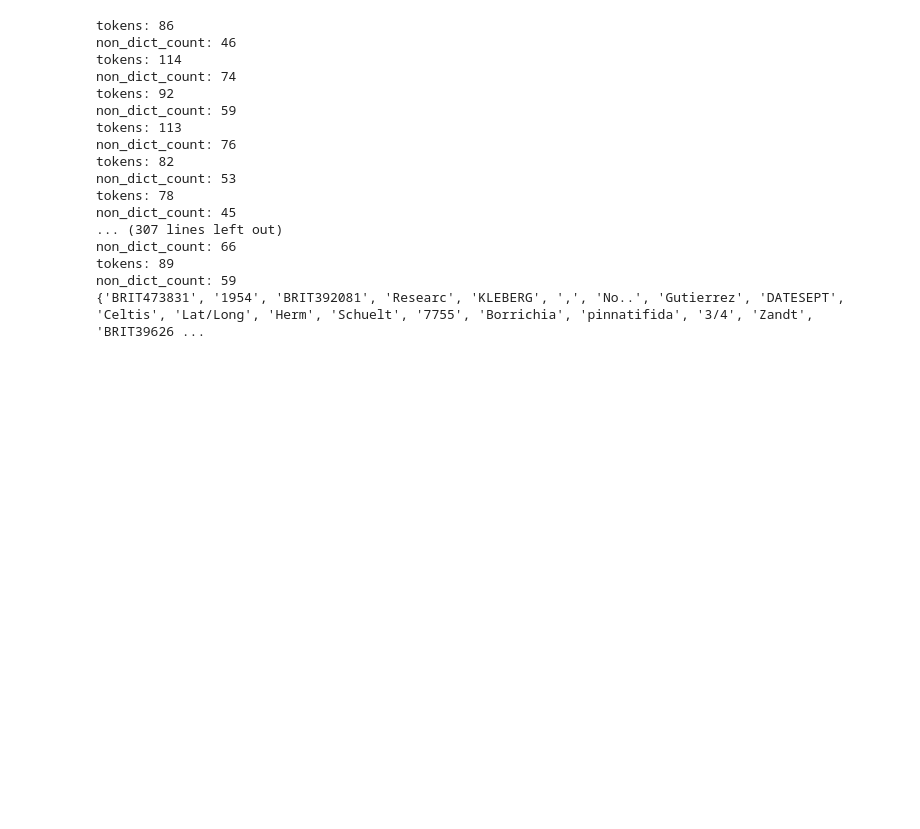
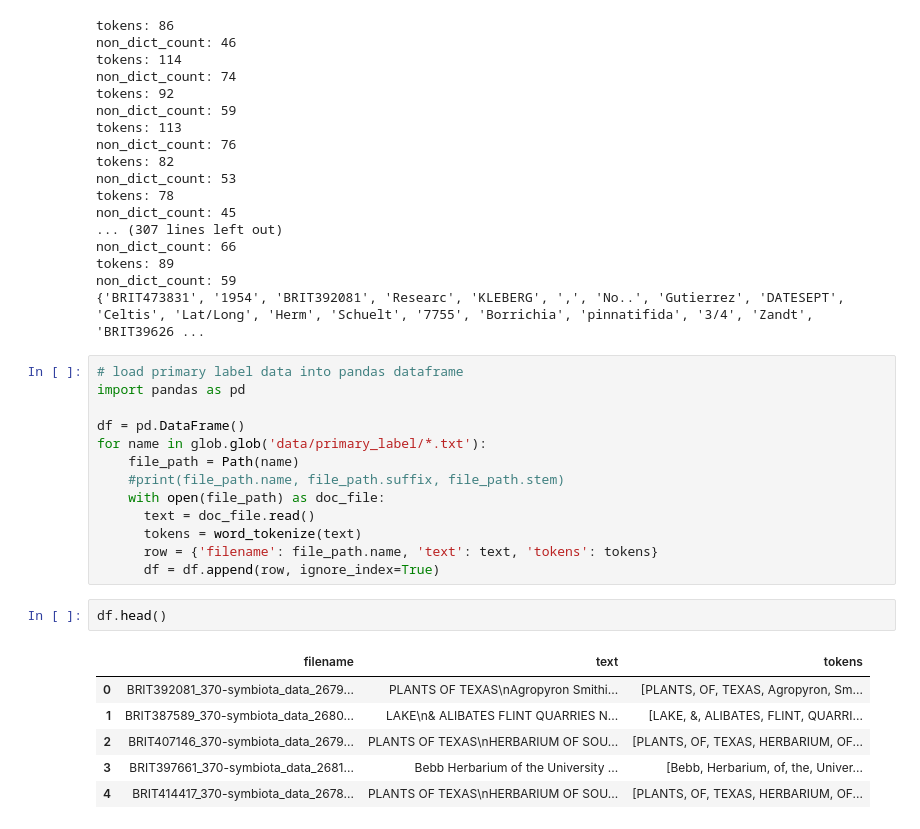
Before and after one commit to jbest/ocr_quality, a Jupyter notebook: code/data_load_BRIT_ocr.ipynb, the cells around one changed output. Cells and saved outputs as stored; diff of their text form; blank space fills up the shorter version.

Commit message:
added pandas example

```diff
--- a/code/data_load_BRIT_ocr.ipynb
+++ b/code/data_load_BRIT_ocr.ipynb
@@ -226,3 +226,25 @@ non_dict_count: 66
 tokens: 89
 non_dict_count: 59
 {'BRIT473831', '1954', 'BRIT392081', 'Researc', 'KLEBERG', ',', 'No..', 'Gutierrez', 'DATESEPT', 'Celtis', 'Lat/Long', 'Herm', 'Schuelt', '7755', 'Borrichia', 'pinnatifida', '3/4', 'Zandt', 'BRIT39626 ...
+# %%
+# load primary label data into pandas dataframe
+import pandas as pd
+
+df = pd.DataFrame()
+for name in glob.glob('data/primary_label/*.txt'):
+    file_path = Path(name)
+    #print(file_path.name, file_path.suffix, file_path.stem)
+    with open(file_path) as doc_file:
+      text = doc_file.read()
+      tokens = word_tokenize(text)
+      row = {'filename': file_path.name, 'text': text, 'tokens': tokens}
+      df = df.append(row, ignore_index=True)
+# %%
+df.head()
+# %% [output]
+|  | filename | text | tokens |
+| 0 | BRIT392081_370-symbiota_data_2679... | PLANTS OF TEXAS\nAgropyron Smithi... | [PLANTS, OF, TEXAS, Agropyron, Sm... |
+| 1 | BRIT387589_370-symbiota_data_2680... | LAKE\n& ALIBATES FLINT QUARRIES N... | [LAKE, &, ALIBATES, FLINT, QUARRI... |
+| 2 | BRIT407146_370-symbiota_data_2679... | PLANTS OF TEXAS\nHERBARIUM OF SOU... | [PLANTS, OF, TEXAS, HERBARIUM, OF... |
+| 3 | BRIT397661_370-symbiota_data_2681... | Bebb Herbarium of the University ... | [Bebb, Herbarium, of, the, Univer... |
+| 4 | BRIT414417_370-symbiota_data_2678... | PLANTS OF TEXAS\nHERBARIUM OF SOU... | [PLANTS, OF, TEXAS, HERBARIUM, OF... |
```
